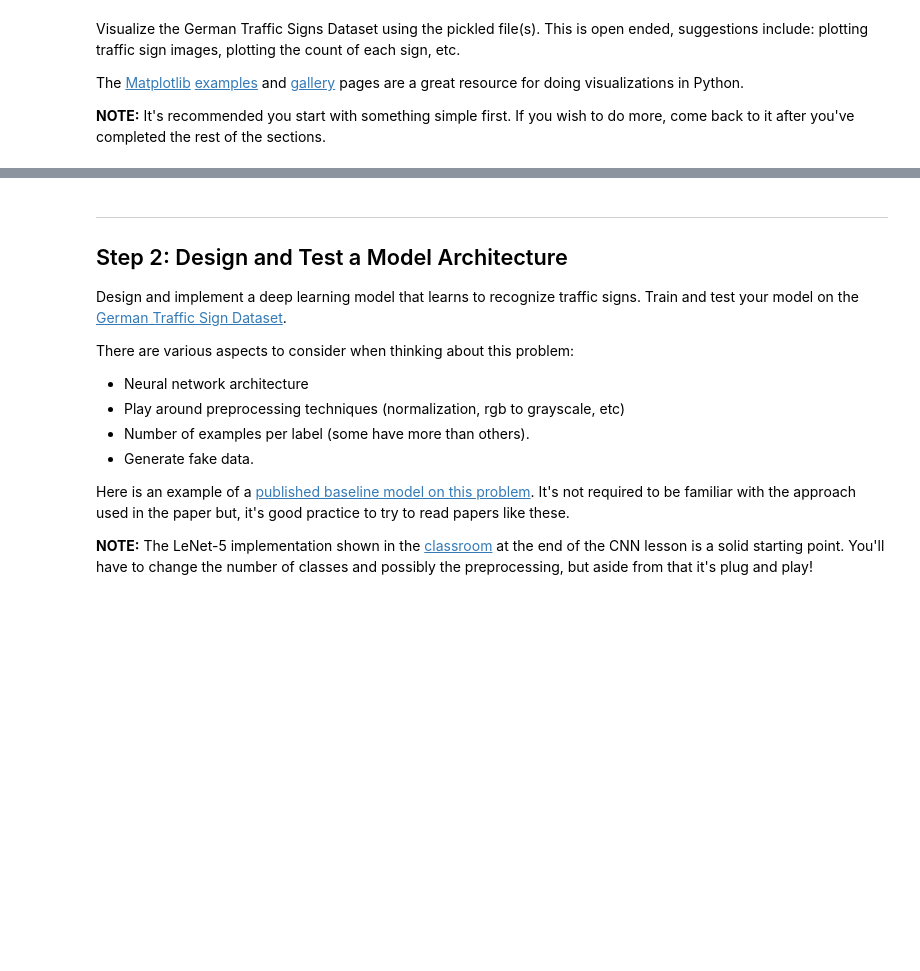
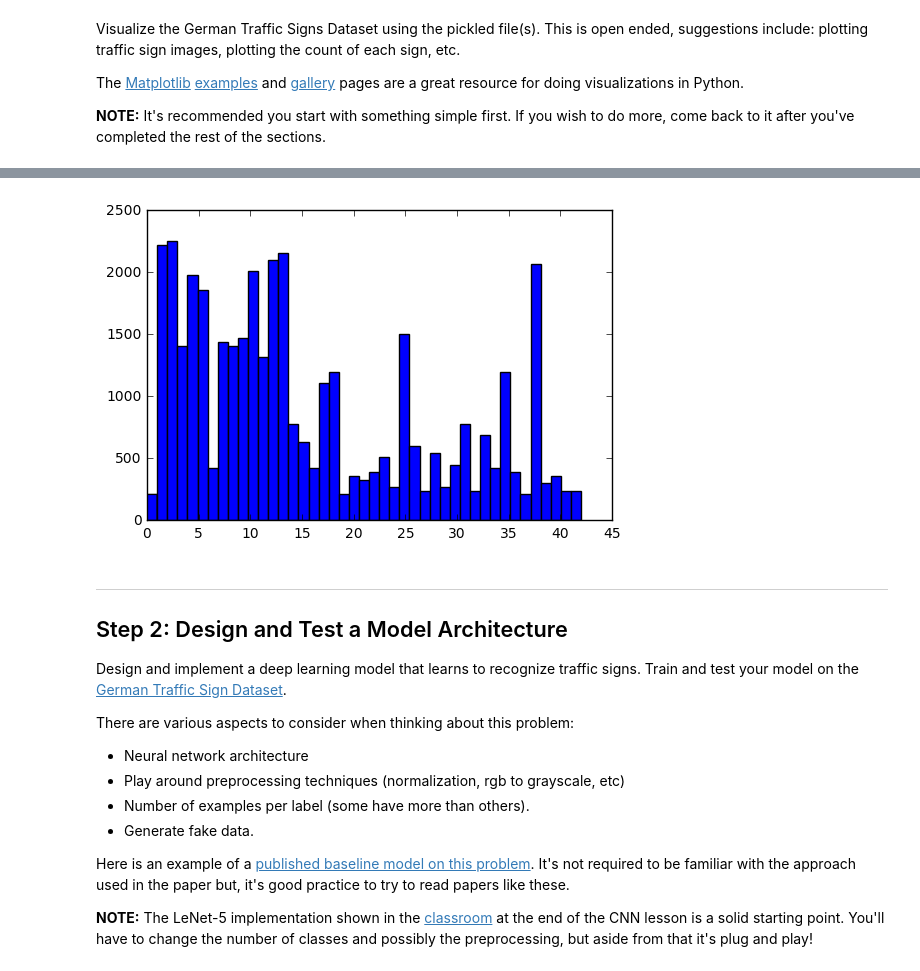
Before and after one commit to geminijun/CarND-Traffic-Sign-Classifier-Project, a Jupyter notebook: Traffic_Sign_Classifier.ipynb, the cells around one changed output, grey strips where cells are left out. Cells and saved outputs as stored; diff of their text form; code cells hidden in the pictures; blank space fills up the shorter version.

```diff
--- a/Traffic_Sign_Classifier.ipynb
+++ b/Traffic_Sign_Classifier.ipynb
@@ -92,3 +92,8 @@ print(y_train[index])
+# %%
+plt.hist(y_train, n_classes)
+plt.show()
+# %% [output]
+[figure, added]
 # %% [markdown]
 ----
 
```
Also changed, not shown: parts of 19 cells of this notebook, 1 other file.
